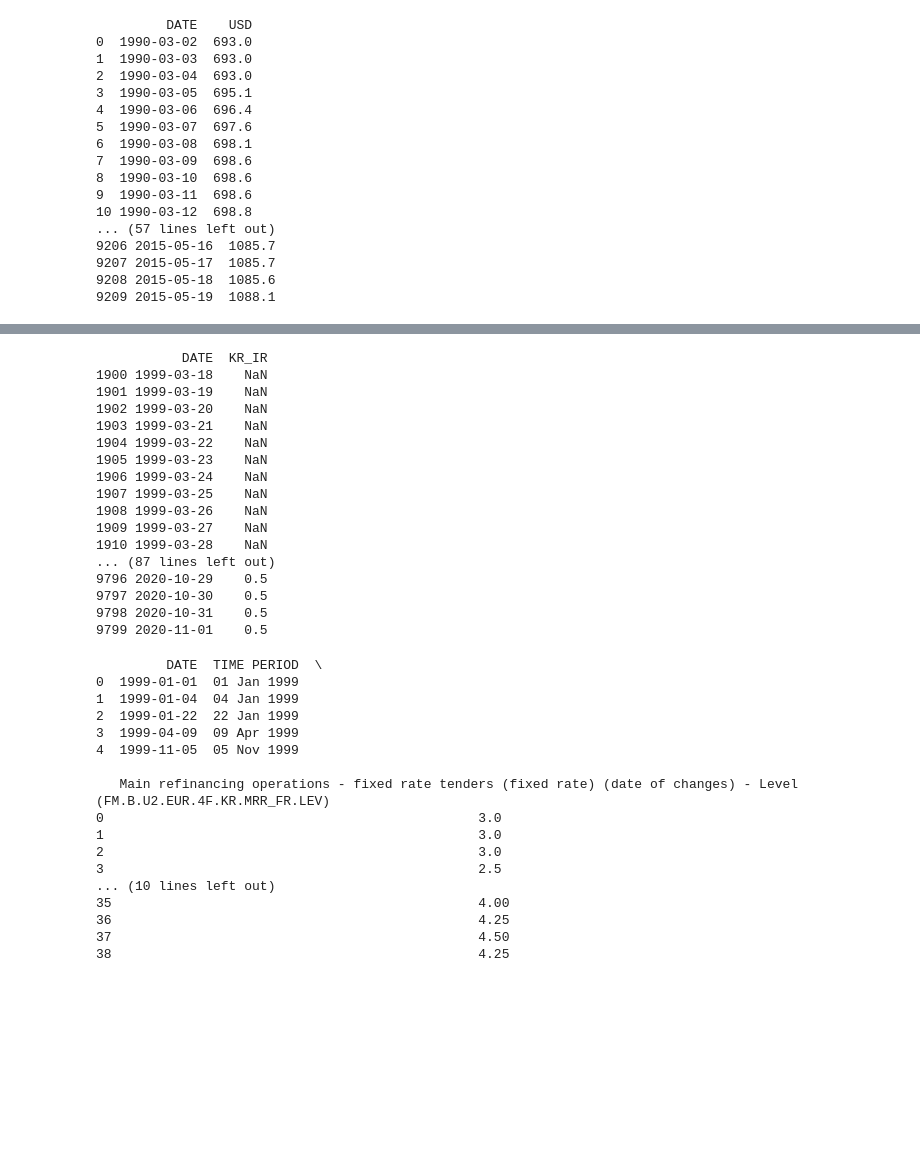
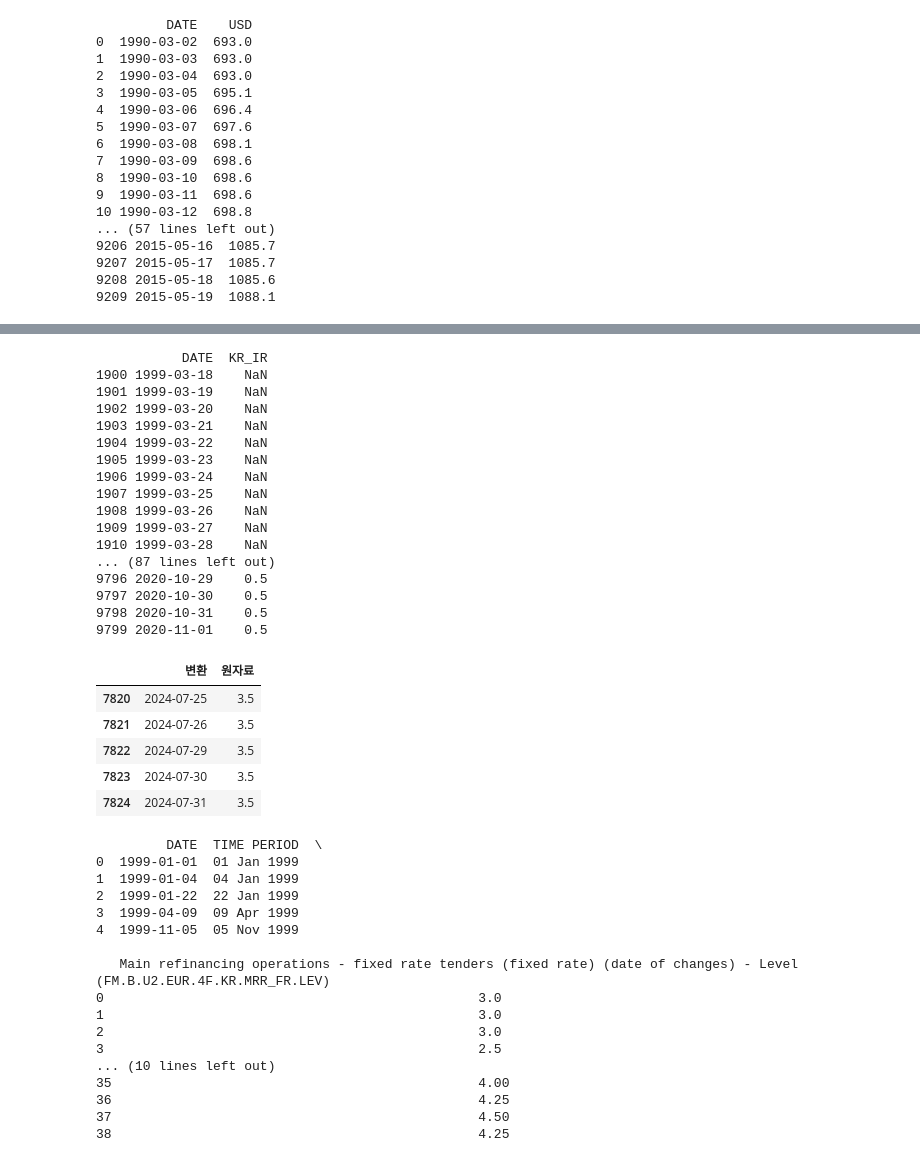
Before and after one commit to AB25122-sudo/MLP_Finance_Fed, a Jupyter notebook: Fed1/crawlling_program/crawling_interest_rate.ipynb, the cells around one changed output, grey strips where cells are left out. Cells and saved outputs as stored; diff of their text form; code cells hidden in the pictures; blank space fills up the shorter version.

```diff
--- a/Fed1/crawlling_program/crawling_interest_rate.ipynb
+++ b/Fed1/crawlling_program/crawling_interest_rate.ipynb
@@ -323,7 +323,7 @@ df_UNRATE = pd.read_csv(file_path)
 df_UNRATE.head()
 
 # 전체 날짜 범위 생생 : end2까지 생성
-new_dates = pd.date_range(start='1948-01-01', end=end2, freq='D')
+new_dates = pd.date_range(start='1948-01-01', end=end1, freq='D')
 
 # 문자열 형식으로 변환
 new_dates_str = new_dates.strftime('%Y-%m-%d')
@@ -347,4 +347,5 @@ for i in range(len(df_UNRATE_new)):
 print(df_UNRATE_new.iloc[80:100])
 print(len(df_UNRATE_new))
 print(df_UNRATE_new.iloc[27900:27920])
+print(df_UNRATE_new.tail())
 # %% [output]
@@ -556,8 +561,7 @@ df_USD = pd.read_csv(file_path)
 df_USD['변환'] = pd.to_datetime(df_USD['변환'], format='%Y/%m/%d')
 
 # 전체 날짜 범위 생성
-end2 = '2024-07-31'  # end2 변수를 미리 정의
-new_dates = pd.date_range(start='1990-03-02', end=end2, freq='D')
+new_dates = pd.date_range(start='1990-03-02', end=end1, freq='D')
 new_dates_str = new_dates.strftime('%Y-%m-%d')
 
 # 데이터프레임 생성
@@ -642,33 +646,40 @@ df_KR_IR_new['KR_IR'] = np.nan
 # for 루프를 사용하여 값을 채우기
 for i in range(len(df_KR_IR_new)):
     current_date = df_KR_IR_new.loc[i, 'DATE']
     mask = df_KR_IR['변환'] <= current_date
     if mask.any():
         closest_date_value = df_KR_IR.loc[mask, '원자료'].values[-1]
         df_KR_IR_new.loc[i, 'KR_IR'] = closest_date_value
 
 # 결과 출력 2020-09-23
 print(df_KR_IR_new.iloc[1900:1950])  # 예시 구간 출력
 print(len(df_KR_IR_new))
 print(df_KR_IR_new.iloc[9750:9800])  # 예시 구간 출력
+df_KR_IR.tail()
 # %% [output]
            DATE  KR_IR
 1900 1999-03-18    NaN
 1901 1999-03-19    NaN
 1902 1999-03-20    NaN
 1903 1999-03-21    NaN
 1904 1999-03-22    NaN
 1905 1999-03-23    NaN
 1906 1999-03-24    NaN
 1907 1999-03-25    NaN
 1908 1999-03-26    NaN
 1909 1999-03-27    NaN
 1910 1999-03-28    NaN
 ... (87 lines left out)
 9796 2020-10-29    0.5
 9797 2020-10-30    0.5
 9798 2020-10-31    0.5
 9799 2020-11-01    0.5
+|  | 변환 | 원자료 |
+| 7820 | 2024-07-25 | 3.5 |
+| 7821 | 2024-07-26 | 3.5 |
+| 7822 | 2024-07-29 | 3.5 |
+| 7823 | 2024-07-30 | 3.5 |
+| 7824 | 2024-07-31 | 3.5 |
 # %%
 # ECB
 file_path = './../../Fed1_dataset/original_data/ECB Data Portal.csv'
```
Also changed, not shown: parts of 17 cells of this notebook, 5 other files.
